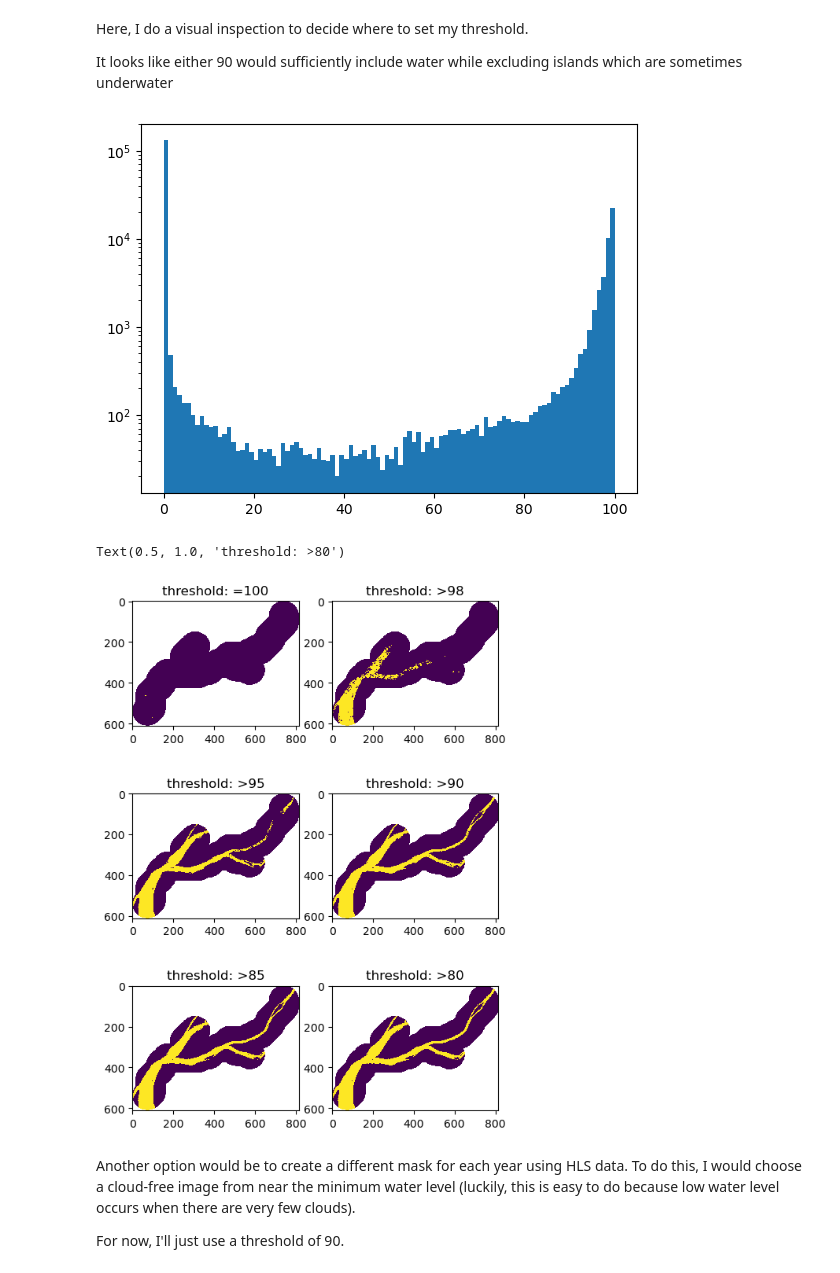
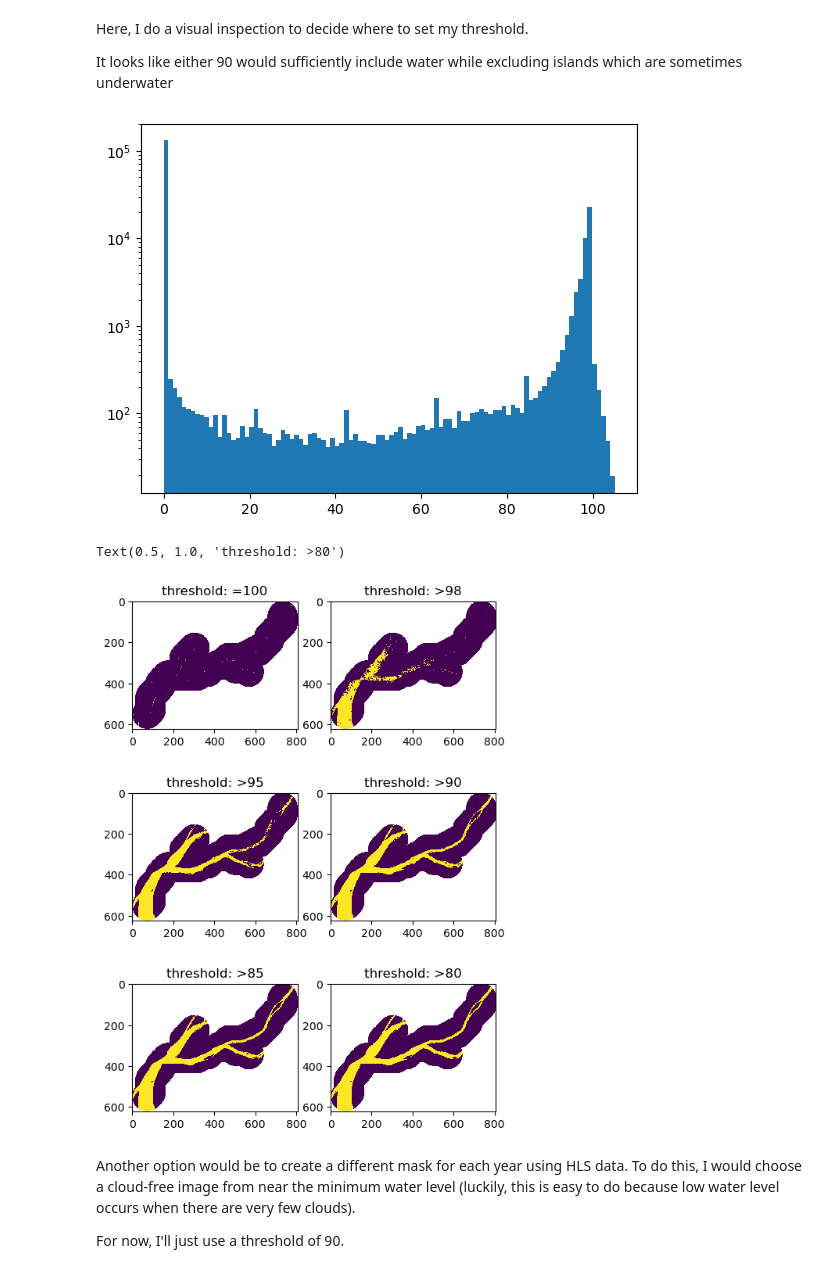
Before and after one commit to UW-GDA/mekong-water-quality, a Jupyter notebook: 01_river_reach_masks.ipynb, the cells around one changed output. Drawn from its saved outputs; the diff is of its cells as text; code cells hidden in the pictures.

Commit message:
attempt to pull some HLS data

```diff
--- a/01_river_reach_masks.ipynb
+++ b/01_river_reach_masks.ipynb
@@ -89,3 +95,10 @@ contextily.add_basemap(ax,
 # %% [markdown]
 For this, I will use the
 [JRC water classification dataset](https://global-surface-water.appspot.com/download).
+# %%
+# Reproject water dataset into UTM 48N ('EPSG:32648')
+dst_crs = 'EPSG:32648'
+water_filename = '/home/jovyan/data/occurrence_100E_20Nv1_4_2021.tif'
+proj_fn = os.path.splitext(water_filename)[0]+'_utm_gdalwarp.tif'
+if not os.path.exists(proj_fn):
+    !gdalwarp -r cubic -t_srs $dst_crs -co COMPRESS=LZW -co TILED=YES -co BIGTIFF=IF_SAFER $water_filename $proj_fn
@@ -92,11 +110,7 @@ For this, I will use the
 # %%
 # Open JRC water classification dataset
-
-water_filename = '/home/jovyan/data/occurrence_100E_20Nv1_4_2021.tif'
-water_src = rio.open(water_filename)
-
-
-window_bounds = rivers.unary_union.bounds
+water_src = rio.open(proj_fn)
+window_bounds = rivers_utm.unary_union.bounds
 window_extent = [window_bounds[0], window_bounds[2], window_bounds[1], window_bounds[3]]
 window = rio.windows.from_bounds(*window_bounds, transform=water_src.transform)
 water = water_src.read(1, window=window)
@@ -178,24 +192,24 @@ islands which are sometimes underwater
 # %%
 plt.hist(river_ma.compressed(), log=True, bins = 100);
 # %% [output]
-[figure, old version]
+[figure, new version]
 # %%
 fig, ax = plt.subplots(3, 2, figsize=(6, 9))
-ax[0,0].imshow(river_ma == 100, interpolation='none', )
+ax[0,0].imshow(river_ma > 99, interpolation='none', )
 ax[0,0].set_title('threshold: =100')
 ax[0,1].imshow(river_ma > 98, interpolation='none', )
 ax[0,1].set_title('threshold: >98')
 ax[1,0].imshow(river_ma > 95, interpolation='none', )
 ax[1,0].set_title('threshold: >95')
 ax[1,1].imshow(river_ma > 90, interpolation='none', )
 ax[1,1].set_title('threshold: >90')
 ax[2,0].imshow(river_ma > 85, interpolation='none', )
 ax[2,0].set_title('threshold: >85')
 ax[2,1].imshow(river_ma > 80, interpolation='none', )
 ax[2,1].set_title('threshold: >80')
 # %% [output]
 Text(0.5, 1.0, 'threshold: >80')
-[figure, old version]
+[figure, new version]
 # %% [markdown]
 Another option would be to create a different mask for each year using
 HLS data. To do this, I would choose a cloud-free image from near the minimum
```
Also changed, not shown: parts of 10 cells of this notebook, 2 other files.
